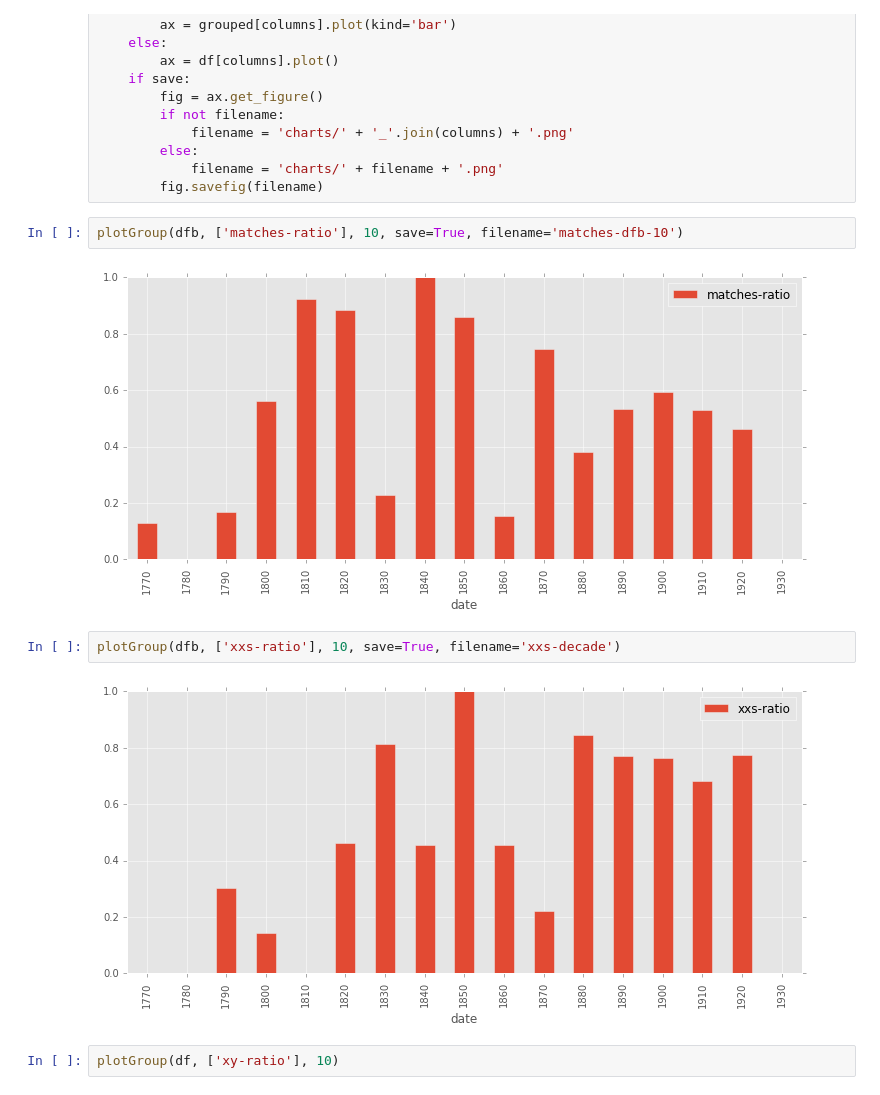
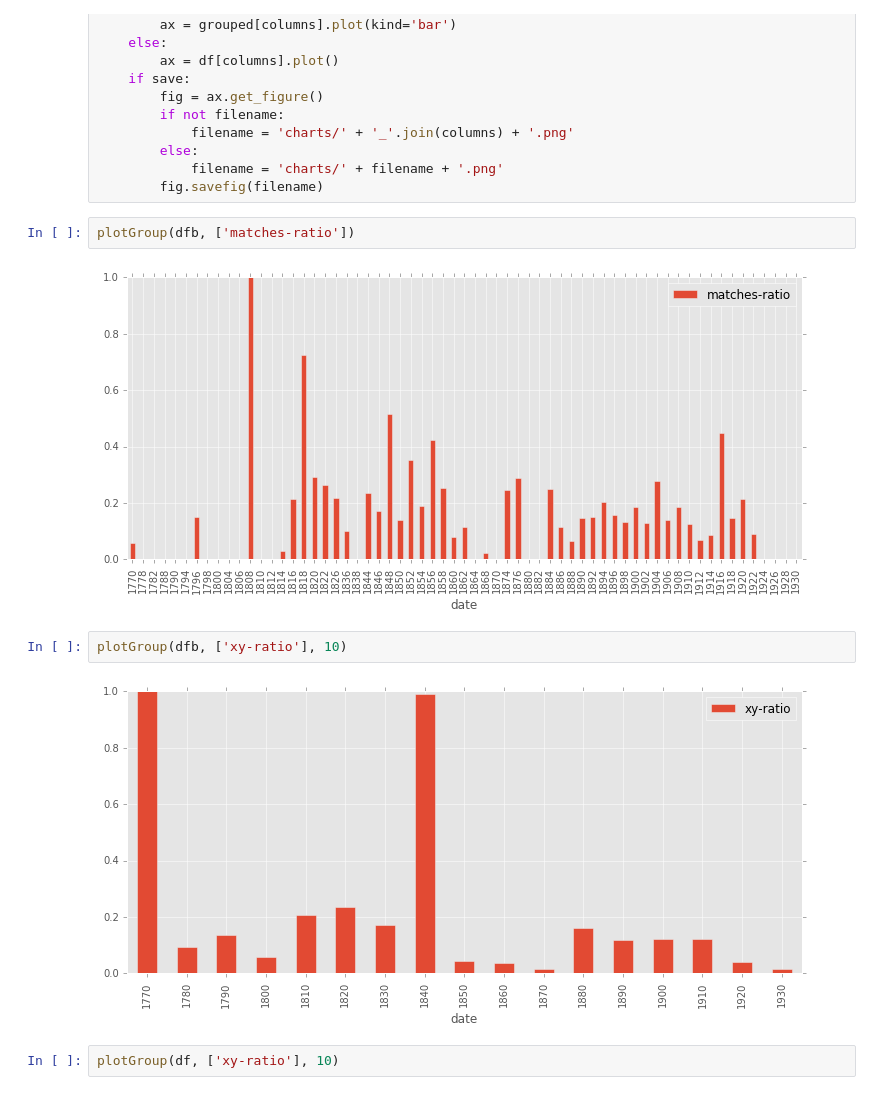
Before and after one commit to JonathanReeve/allusion-detection, a Jupyter notebook: results/analyze-all-results.ipynb, the cells around one changed output. Drawn from its saved outputs; the diff is of its cells as text.

```diff
--- a/results/analyze-all-results.ipynb
+++ b/results/analyze-all-results.ipynb
@@ -121,13 +169,13 @@ def plotGroup(df, columns, smoothing=2, save=False, filename=False):
             filename = 'charts/' + filename + '.png'
         fig.savefig(filename)
 # %%
-plotGroup(dfb, ['matches-ratio'], 10, save=True, filename='matches-dfb-10')
+plotGroup(dfb, ['matches-ratio'])
 # %% [output]
-[figure, old version]
+[figure, new version]
 # %%
-plotGroup(dfb, ['xxs-ratio'], 10, save=True, filename='xxs-decade')
+plotGroup(dfb, ['xy-ratio'], 10)
 # %% [output]
-[figure, old version]
+[figure, new version]
 # %%
 plotGroup(df, ['xy-ratio'], 10)
 # %% [output]
```
Also changed, not shown: parts of 10 cells of this notebook, 3 other files.
